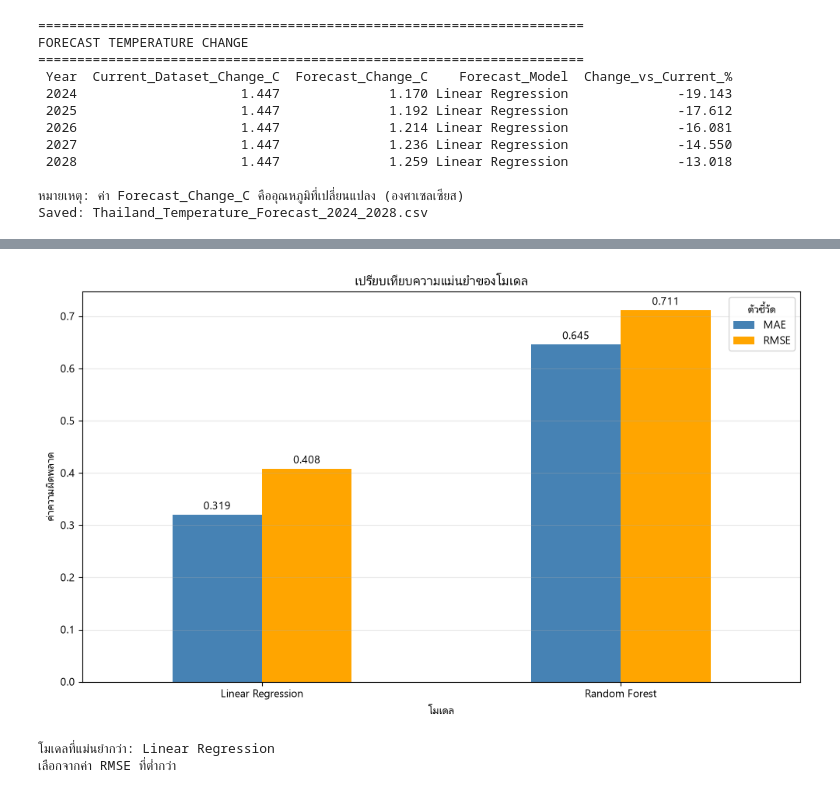
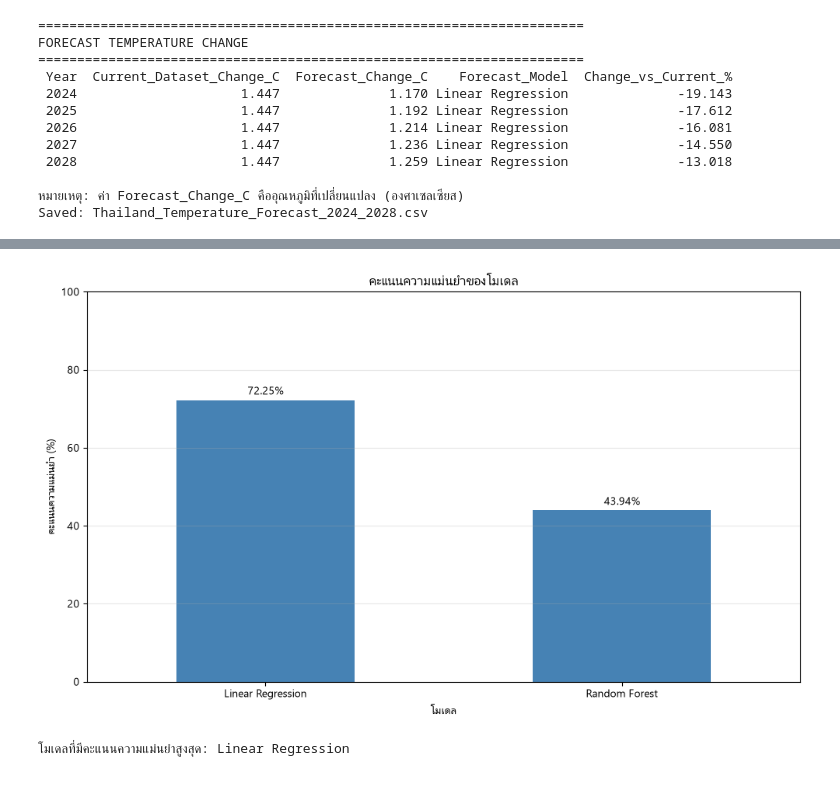
Before and after one commit to MiRuTo659/CPE4310_project, a Jupyter notebook: train_data.ipynb, the cells around one changed output, grey strips where cells are left out. Cells and saved outputs as stored; diff of their text form; code cells hidden in the pictures.

```diff
--- a/train_data.ipynb
+++ b/train_data.ipynb
@@ -19,6 +19,13 @@ FORECAST_YEARS = 5
 TEST_RATIO = 0.20
 
 RANDOM_STATE = 42
+
+# ค่าจูน Random Forest
+RF_N_ESTIMATORS = 500
+RF_MAX_DEPTH = None
+RF_MIN_SAMPLES_SPLIT = 2
+RF_MIN_SAMPLES_LEAF = 1
+RF_MAX_FEATURES = 1.0
 # %%
 # 1. LOAD DATA
 
@@ -302,7 +309,11 @@ print("MODEL 2 : RANDOM FOREST")
 print("=" * 70)
 
 rf_model = RandomForestRegressor(
-    n_estimators=500,
+    n_estimators=RF_N_ESTIMATORS,
+    max_depth=RF_MAX_DEPTH,
+    min_samples_split=RF_MIN_SAMPLES_SPLIT,
+    min_samples_leaf=RF_MIN_SAMPLES_LEAF,
+    max_features=RF_MAX_FEATURES,
     random_state=RANDOM_STATE,
     n_jobs=-1
 )
@@ -868,35 +892,40 @@ display(
 | 3 | 2027 | 1.447 | 1.236 | Linear Regression | -14.550 |
 | 4 | 2028 | 1.447 | 1.259 | Linear Regression | -13.018 |
 # %%
-# เปรียบเทียบความแม่นยำของโมเดล
-# ค่า MAE และ RMSE ยิ่งต่ำ แสดงว่าโมเดลยิ่งแม่นยำ
+# กราฟคะแนนความแม่นยำของโมเดล
+# คะแนนยิ่งสูง แสดงว่าโมเดลยิ่งแม่นยำ
 
 plt.rcParams["font.family"] = "Leelawadee UI"
 
-metrics = comparison.set_index("Model")[["MAE", "RMSE"]]
+accuracy_scores = comparison.set_index("Model")[["Accuracy_%"]]
 
-ax = metrics.plot(
+ax = accuracy_scores.plot(
     kind="bar",
     figsize=(10, 6),
-    color=["steelblue", "orange"]
+    color="steelblue",
+    legend=False
 )
 
-plt.title("เปรียบเทียบความแม่นยำของโมเดล")
+plt.title("คะแนนความแม่นยำของโมเดล")
 plt.xlabel("โมเดล")
-plt.ylabel("ค่าความผิดพลาด")
+plt.ylabel("คะแนนความแม่นยำ (%)")
 plt.xticks(rotation=0)
-plt.legend(title="ตัวชี้วัด")
+plt.ylim(0, 100)
 plt.grid(axis="y", alpha=0.3)
 
 for container in ax.containers:
-    ax.bar_label(container, fmt="%.3f", padding=3)
+    ax.bar_label(
+        container,
+        fmt="%.2f%%",
+        padding=3
+    )
 
 plt.tight_layout()
 plt.show()
 
-print(f"โมเดลที่แม่นยำกว่า: {best_model}")
-print("เลือกจากค่า RMSE ที่ต่ำกว่า")
+print(
+    f"โมเดลที่มีคะแนนความแม่นยำสูงสุด: {best_model}"
+)
 # %% [output]
-[figure, old version]
+[figure, new version]
-โมเดลที่แม่นยำกว่า: Linear Regression
-เลือกจากค่า RMSE ที่ต่ำกว่า
+โมเดลที่มีคะแนนความแม่นยำสูงสุด: Linear Regression
```
Also changed, not shown: parts of 4 cells of this notebook, 1 other file.
